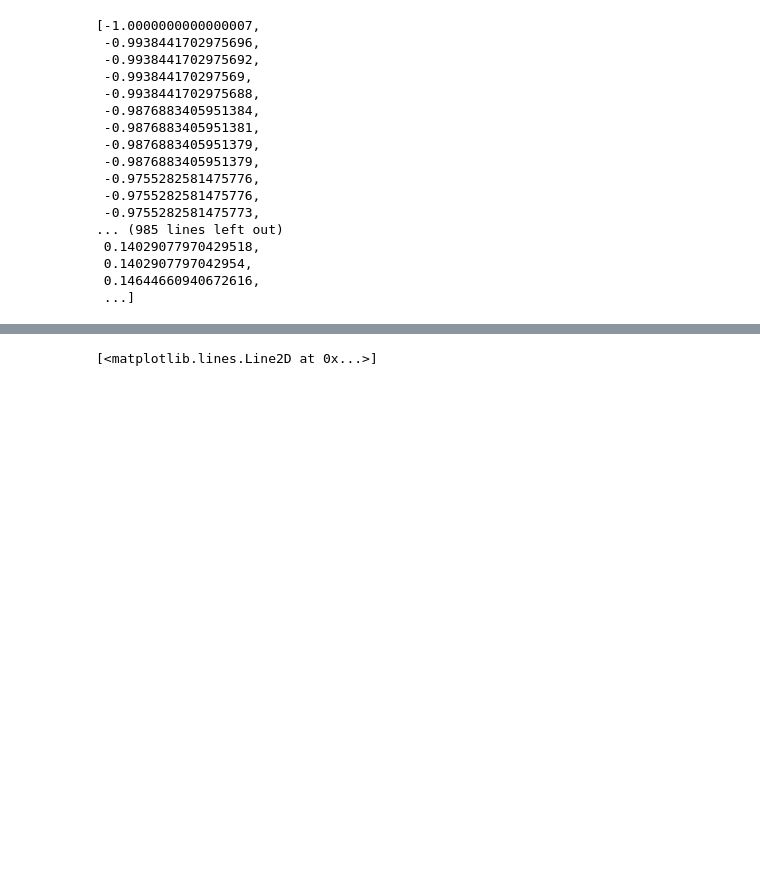
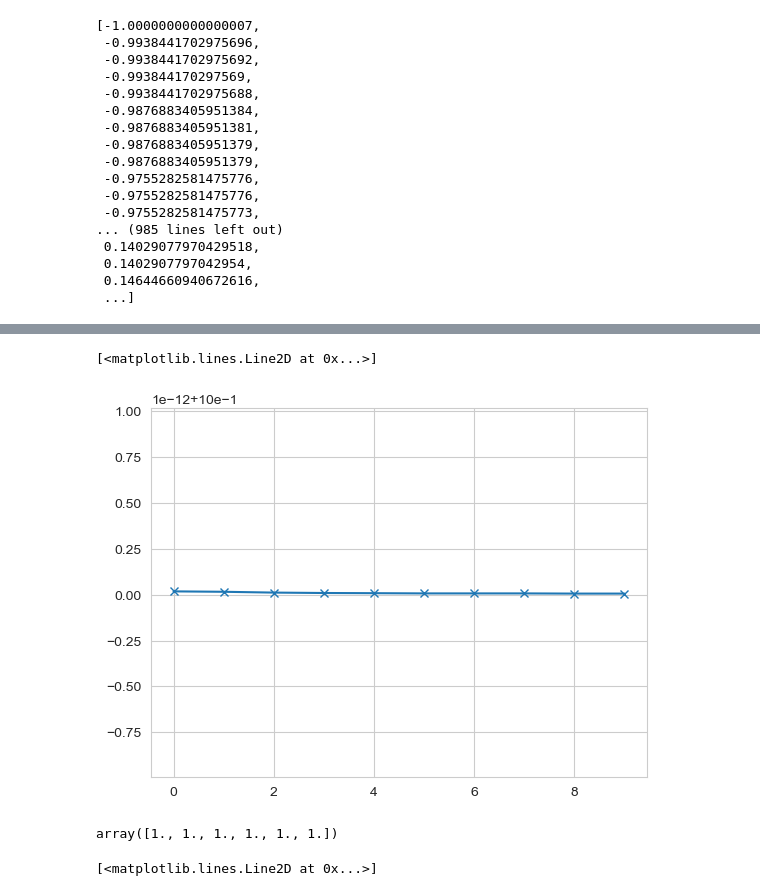
Before and after one commit to BenjiDayan/GIRGs, a Jupyter notebook: benji_src/notebooks/diffusion_maps.ipynb, the cells around one changed output, grey strips where cells are left out. Saved outputs shown, nothing was run; the diff lists cells and outputs as text; code cells hidden in the pictures; blank space fills up the shorter version.

```diff
--- a/benji_src/diffusion_maps.ipynb
+++ b/benji_src/notebooks/diffusion_maps.ipynb
@@ -267,3 +191,75 @@ matrix([[0.5, 0. , 0. , ..., 0. , 0. , 0. ],
+# %%
+gnx = nk.nxadapter.nk2nx(g)
+
+A = nx.linalg.adjacency_matrix(gnx).todense()
+
+D = np.array([x[1] for x in (gnx.degree)])
+D_h = D**(0.5)
+D_hi = D**(-0.5)
+
+# M_ij = W_ij / d_i
+M = np.diag(1/D) @ A
+# If d_i == 0 then M_ij = delta_ij
+M[D==0, :] = 0.0
+M[D==0, D==0] = 1.0
+# regularise?
+M = 0.5 * M + 0.5 * np.eye(M.shape[0])
+
+# S_ij = W_ij / sqrt(d_i d_j) = sqrt(d_i) M_ij / sqrt(d_j)
+# If d_i = 0 then replace as 1
+# If d_j = 0 then
+# temp_prod = D_hi.copy()
+# temp_prod[D == 0] = 0.0
+# S = np.diag(D_h) @ M @ np.diag(temp_prod)
+# S[D==0, :] = 0
+# S[:, D==0] = 0
+# S[D==0, D==0] = 1.0
+# S = np.diag(D_hi) @ A @ np.diag(D_hi)
+
+# We'll do S direct.
+# S = W_ij/ sqrt(d_i d_j)
+# If M -> 0.5 M + 0.5 I, then S -> 0.5 S + 0.5 delta_ij * sqrt{d_j} / sqrt{d_i}
+# But then S -> 0.5 S + 0.5 I actually so all still good
+# temp = np.outer(D_hi, D_hi)
+# temp[temp == np.inf] = 0
+
+# # elementwise product
+# S = temp * A
+# zero_deg = np.where(D == 0)[0]
+# S[zero_deg, :] = 0
+# S[:, zero_deg] = 0
+# S[zero_deg, zero_deg] = 1.0
+
+# S = 0.5 * S + 0.5 * np.eye(S.shape[0])
+
+w, V = np.linalg.eigh(S)
+
+# S = V @ np.diag(w) @ V.T
+# M = D^{-1/2} @ S @ D^{1/2}
+# = D^{-1/2} @ V @ np.diag(w) @ V.T @ D^{1/2}
+# = Phi @ np.diag(w) @ Psi.T
+# Phi = D^{-1/2} @ V
+# Psi = D^{1/2} @ V
+
+
+Phi = np.diag(D_hi) @ V
+Psi = np.diag(D_h) @ V
+
+n = Phi.shape[0]
+
+def diff_map(i, t):
+    # n = 5, so 0, 1, 2, 3, 4, we want to get 3, 2, 1, 0
+    # so 5-2 -> -1, -1
+    return np.array([Phi[i, j] for j in range(n-2, -1, -1)]) * (np.flip(w)[1:]**t)
+
+plt.plot((np.flip(w)**5)[:10], marker='x')
+# %% [output]
+[<matplotlib.lines.Line2D at 0x...>]
+[figure, added]
+# %%
+w[-6:]
+# %% [output]
+array([1., 1., 1., 1., 1., 1.])
 # %%
 gnx = nk.nxadapter.nk2nx(g)
 
```
Also changed, not shown: parts of 13 cells of this notebook, 17 other files.
